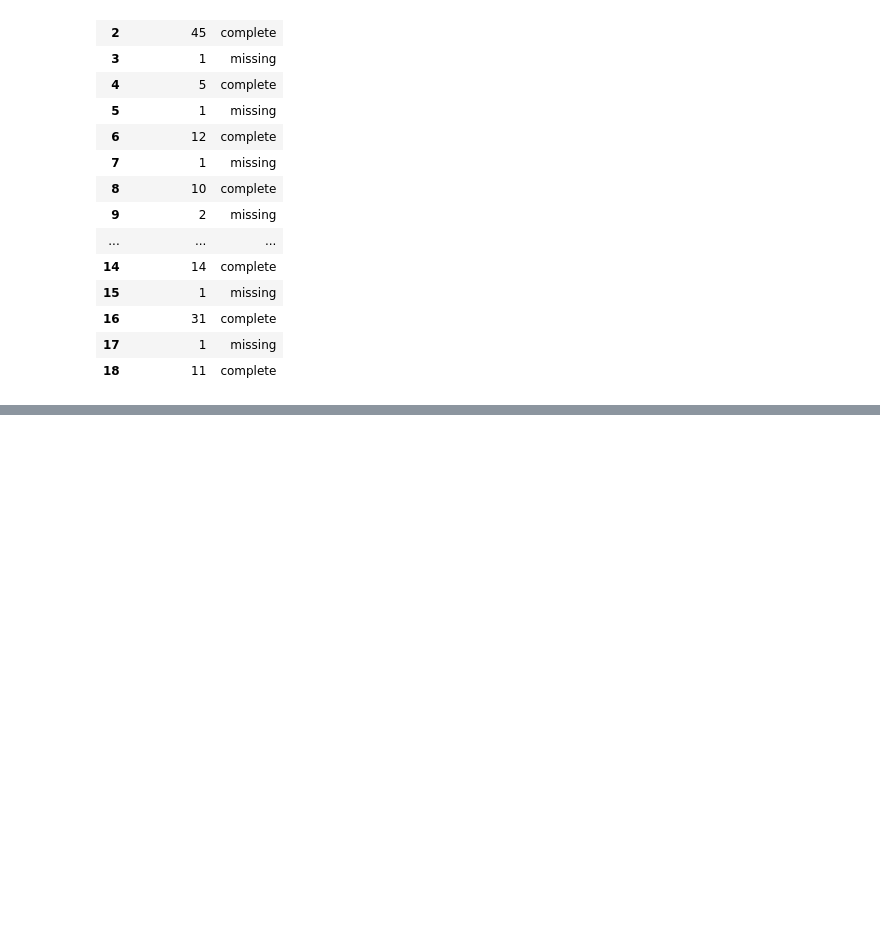
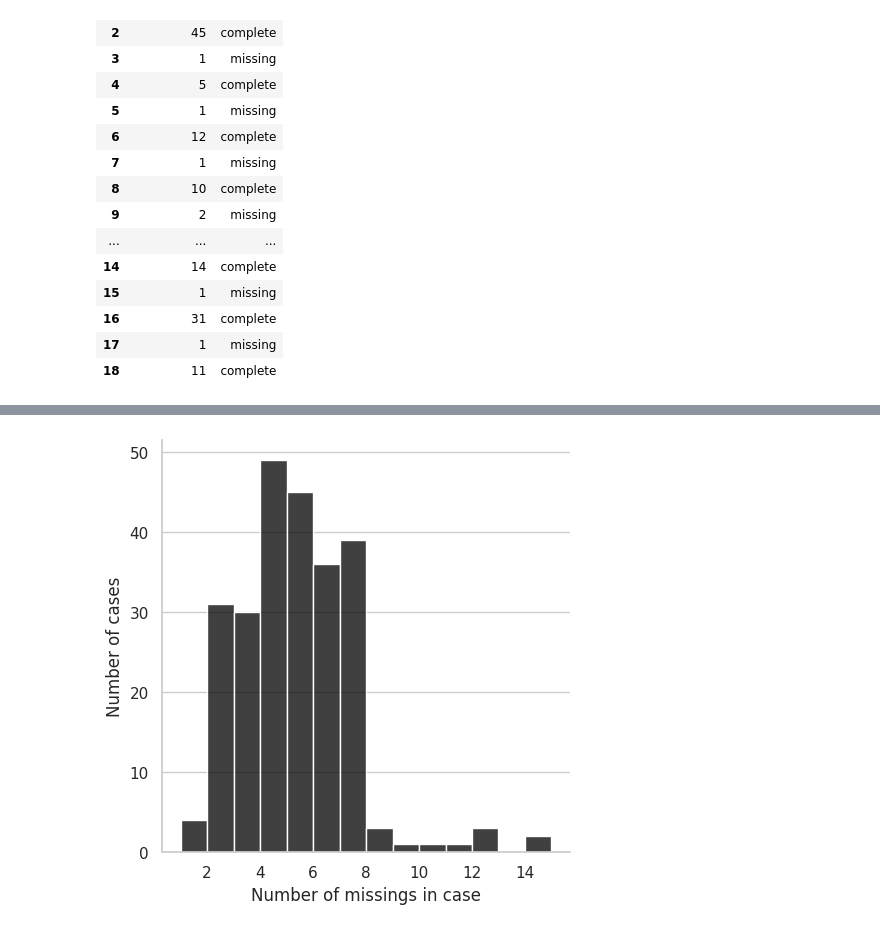
Before and after one commit to Monkey8596/Missing_data_handling-, a Jupyter notebook: notebooks/00Live_exploration.ipynb, the cells around one changed output, grey strips where cells are left out. Drawn from its saved outputs; the diff is of its cells as text; code cells hidden in the pictures; blank space fills up the shorter version.

```diff
--- a/notebooks/00Live_exploration.ipynb
+++ b/notebooks/00Live_exploration.ipynb
@@ -335,0 +342,4 @@ riskfactors_df.missing.missing_case_table()
+# %%
+riskfactors_df.missing.missing_case_plot()
+# %% [output]
+[figure, added]
```
Also changed, not shown: parts of 6 cells of this notebook.
